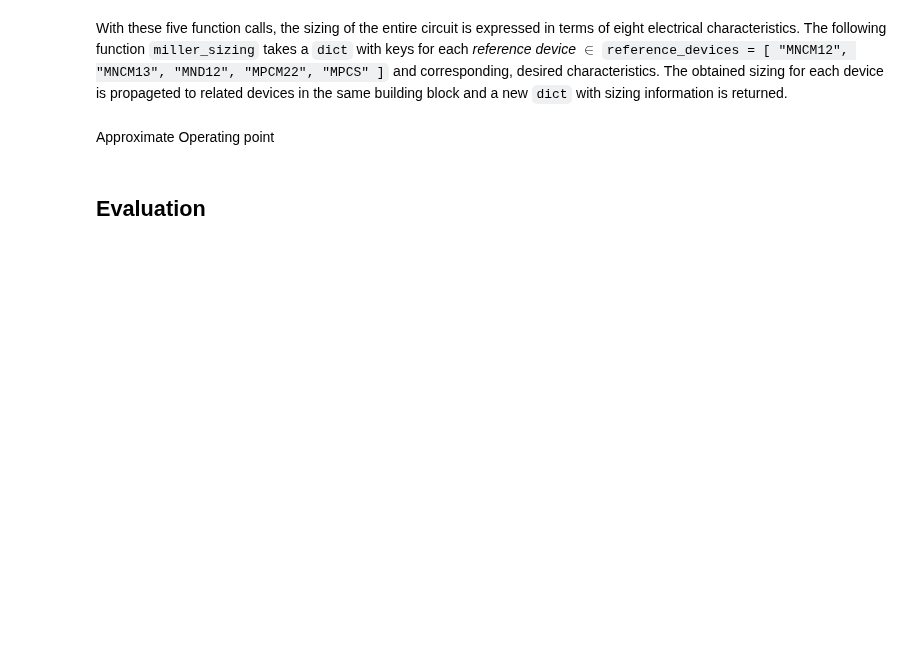
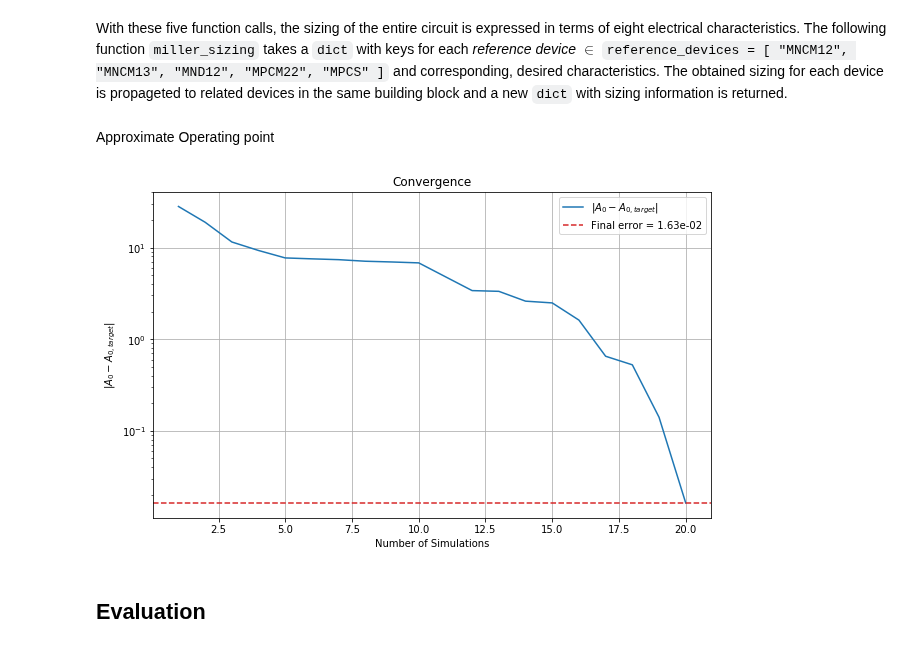
Before and after one commit to AugustUnderground/smacd2021-b4.4, a Jupyter notebook: notebooks/moa_sizing.ipynb, the cells around one changed output. Saved outputs shown, nothing was run; the diff lists cells and outputs as text; code cells hidden in the pictures; blank space fills up the shorter version.

Commit message:
optimized for gain

```diff
--- a/notebooks/moa_sizing.ipynb
+++ b/notebooks/moa_sizing.ipynb
@@ -297,43 +299,41 @@ def miller_op_approx( gmid_pcs, gmid_ncm13, gmid_pcm22, gmid_nd12, gmid_ncm12
     return sizing_data
 # %%
 A0dB_target = 88
-def miller_gain_target( gmid_pcs, gmid_ncm13, gmid_pcm22, fug_nd12, fug_ncm12
-                      , gmid_ncm12, gmid_nd12, fug_pcm22, fug_pcs, fug_ncm13 ):
+def miller_gain_target( gmid_pcs, gmid_ncm12, gmid_ncm13, gmid_pcm22, fug_nd12
+                      , gmid_nd12, fug_ncm12, fug_pcs, fug_ncm13, fug_pcm22 ):
     fug_pcs, fug_ncm13, fug_pcm22, fug_nd12, fug_ncm12 = map( lambda f: np.power(10, f)
                                                              , [fug_pcs, fug_ncm13,  fug_pcm22, fug_nd12, fug_ncm12] )
     apop = miller_op_approx( gmid_pcs, gmid_ncm13, gmid_pcm22, gmid_nd12, gmid_ncm12
                            , fug_pcs, fug_ncm13, fug_pcm22, fug_nd12, fug_ncm12 )
     freq, gain, phase, _ = simulate(apop)
-    #return (freq, gain, phase)
     perf = performance(freq, gain, phase)
     return np.abs(perf["A0dB"] - A0dB_target)
 # %%
 gmid_pcs_fix   = 10.0
-gmid_ncm12_prd = 10.0
+gmid_ncm12_fix = 10.0
 gmid_ncm13_fix = 10.0
 gmid_pcm22_fix = 10.0
+gmid_nd12_prd  = np.nan
+
 fug_nd12_fix   = 8.0
-fug_ncm12_fix  = 8.0
-
-#gmid_ncm12_prd = np.nan
-gmid_nd12_prd  = np.nan
+fug_ncm12_prd  = np.nan
 fug_pcs_prd    = np.nan
 fug_ncm13_prd  = np.nan
 fug_pcm22_prd  = np.nan
 
 miller_target = partial( miller_gain_target
-                       , gmid_pcs_fix, gmid_ncm13_fix, gmid_pcm22_fix
-                       , fug_nd12_fix, fug_ncm12_fix )
+                       , gmid_pcs_fix, gmid_ncm12_fix, gmid_ncm13_fix, gmid_pcm22_fix
+                       , fug_nd12_fix )
 # %%
 res = gp_minimize( lambda f: miller_target(*f)      # Gain Target Function
-                 , [ (3.0, 15.0)                    # Bounds: gmid_nd12
-                   , (3.0, 15.0)                    # Bounds: gmid_ncm12
-                   , (7.0, 11.0)                    # Bounds: log10(fug_pcs)
-                   , (7.0, 11.0)                    # Bounds: log10(fug_ncm13)
-                   , (7.0, 11.0) ]                  # Bounds: log10(fug_pcm12)
+                 , [ (5.0, 15.0)                    # Bounds: gmid_nd12
+                   , (6.0, 11.0)                    # Bounds: log10(fug_pcs)
+                   , (6.0, 11.0)                    # Bounds: log10(fug_ncm12)
+                   , (6.0, 11.0)                    # Bounds: log10(fug_ncm13)
+                   , (6.0, 11.0) ]                  # Bounds: log10(fug_pcm12)
                  , acq_func        = "PI"           # EI, PI, LCB
                  , n_calls         = 20             # Number of function calls
-                 , n_random_starts = 6              # Number of random init points
+                 , n_random_starts = 5              # Number of random init points
                  , noise           = 1e-3           # Prediction Noise (Uncertainty)
                  , random_state    = 666            # RNG seed
                  , n_jobs          = os.cpu_count() # Number of Cores
@@ -343,11 +341,20 @@ res = gp_minimize( lambda f: miller_target(*f)      # Gain Target Function
 # %%
 fig, ax = plt.subplots(1,1, figsize=(10,6))
 ax.plot( np.array(list(range(res.func_vals.size))) + 1
        , np.sort(res.func_vals)[::-1]
-       , label=f"Gain Target $A_{{0,target}} = {A0dB_target}$ dB")
+       , label=f"$| A_{{0}} - A_{{0,target}} |$"
+       , )
+ax.axhline( y=res.fun
+          , ls="dashed"
+          , color="tab:red"
+          , label=f"Final error = {res.fun:.2e}"
+          , )
 ax.set_ylabel(f"$| A_{{0}} - A_{{0,target}} |$")
 ax.set_xlabel("Number of Simulations")
 ax.set_title("Convergence")
+ax.set_yscale("log")
 ax.legend()
 ax.grid("on")
+# %% [output]
+[figure, added]
 # %%
```
Also changed, not shown: parts of 5 cells of this notebook.
